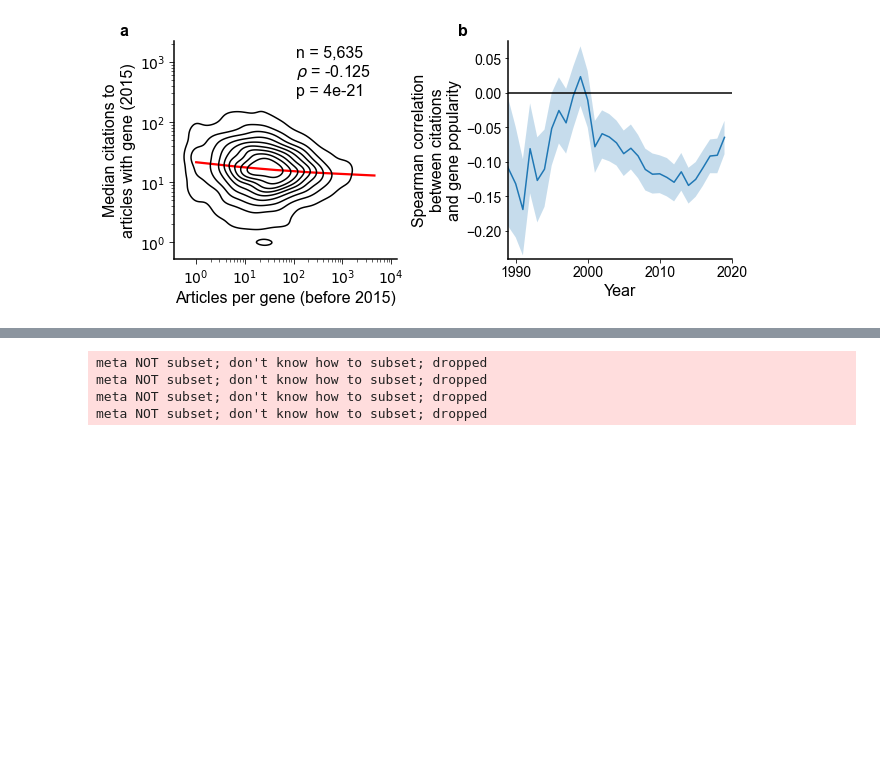
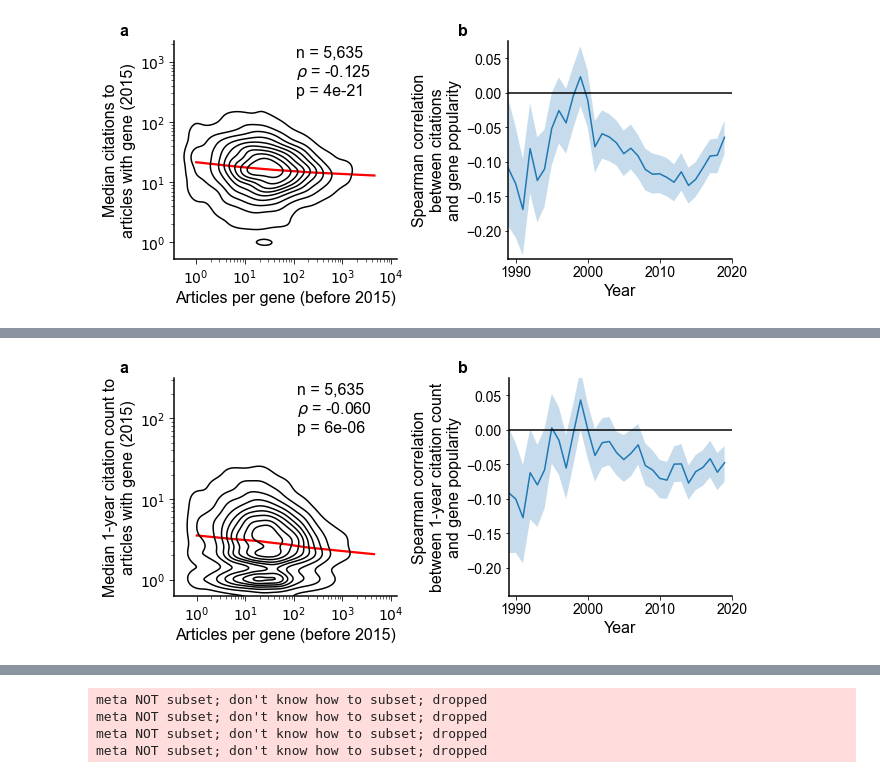
Before and after one commit to amarallab/fmug_analysis, a Jupyter notebook: notebooks/230830_bulk_citations.ipynb, the cells around one changed output, grey strips where cells are left out. Saved outputs shown, nothing was run; the diff lists cells and outputs as text; code cells hidden in the pictures; blank space fills up the shorter version.

Commit message:
1-year citation analysis

```diff
--- a/notebooks/230830_bulk_citations.ipynb
+++ b/notebooks/230830_bulk_citations.ipynb
@@ -233,0 +312,8 @@ meta NOT subset; don't know how to subset; dropped
+# %%
+icite_stats = icite.groupby('referenced').count()['citing'].reset_index()
+icite_stats.columns = ['pubmed_id', 'citation_count']
+# %%
+gene2pubmed_slice = pd.merge(gene2pubmed_slice, icite_stats[icite_stats.columns[icite_stats.columns != 'year']],
+                             how='left', on='pubmed_id')
+# %%
+gene2pubmed_slice = gene2pubmed_slice.fillna(0.0)
@@ -233,0 +365,84 @@ meta NOT subset; don't know how to subset; dropped
+# %%
+tick_array = []
+for mult in [1, 10, 100, 1000]:
+    tick_array = tick_array + list(mult*np.array([1,2,3,4,5,6,7,8,9]))
+tick_array = np.log10(np.array(tick_array))
+# %%
+fig, axes = plt.subplots(nrows=1, ncols=2, figsize=(10,4), gridspec_kw={'wspace':0.5})
+
+# panel a
+ax = axes[0]
+year = 2015
+pub_count = gene2pubmed_slice[gene2pubmed_slice['year'] == year].groupby('gene_ncbi').count()['pubmed_id']
+cite_count = gene2pubmed_slice[gene2pubmed_slice['year'] == year].groupby('gene_ncbi').sum()['citation_count']
+cite_median = gene2pubmed_slice[gene2pubmed_slice['year'] == year].groupby('gene_ncbi').median()['citation_count']\
+
+gene2pubmed_dict = gene2pubmed[(~gene2pubmed['pubmed_id'].isin(large_pubs)) &
+            (gene2pubmed['year'] < year)].value_counts('gene_ncbi').to_dict()
+def gene2pubmed_gene_count(x):
+    ret = gene2pubmed_dict.get(x)
+    if ret:
+        return ret
+    else:
+        return 0
+
+pub_count_previous = np.array([gene2pubmed_gene_count(x) for x in cite_count.index])
+
+sns.regplot(x=np.log10(pub_count_previous), y=np.log10(cite_median), lowess=True,
+            scatter_kws={"color": "k", 's': 0, 'alpha':0.25, 'linewidth':0},
+            line_kws={"color": "red"}, ax=ax)
+sns.kdeplot(np.log10(pub_count_previous),
+            np.log10(cite_median), ax=ax, color='k')
+#ax.axhline(gene2pubmed_slice[gene2pubmed_slice['year'] == year]['citation_count'].median()+1)
+#ax.set_xscale('log')
+#ax.set_yscale('log')
+
+ax.tick_params(labelsize=14)
+ax.set_ylabel('Median 1-year citation count to\narticles with gene (' + str(year) + ')', fontsize=16)
+ax.set_xlabel('Articles per gene (before ' + str(year) + ')', fontsize=16)
+[ax.spines[i].set_linewidth(1.5) for i in ax.spines]
+ax.spines['top'].set_visible(False)
+ax.spines['right'].set_visible(False)
+
+rho, p = scipy.stats.spearmanr(pub_count_previous, cite_median)
+n_genes = len(cite_median)
+
+ax.text(s='n = ' + '{:,}'.format(n_genes) + '\n' + r'$\rho$ = {:.3f}'.format(rho) + '\np = ' + '{:.0e}'.format(p),
+        x=0.55, y=0.75, fontsize=16, backgroundcolor='w', bbox={'alpha':0.9, 'color':'w'}, transform=ax.transAxes)
+ax.xaxis.set_minor_locator(mpl.ticker.FixedLocator(tick_array))
+ax.yaxis.set_minor_locator(mpl.ticker.FixedLocator(tick_array))
+ax.tick_params(axis='both', length=5, which='major')
+ax.tick_params(axis='both', length=3, which='minor')
+ax.yaxis.set_ticks([0,1,2])
+ax.xaxis.set_ticks([0,1,2,3,4])
+ax.set_ylim([-0.2, 2.5])
+ax.yaxis.set_ticklabels([r'$10^0$', r'$10^1$', r'$10^2$'])
+ax.xaxis.set_ticklabels([r'$10^0$', r'$10^1$', r'$10^2$', r'$10^3$', r'$10^4$'])
+
+# panel b
+ax = axes[1]
+ax.plot(year_array, corr_array, linewidth=1.5)
+ax.fill_between(x=year_array,
+                y1=np.percentile(bootstrap_array, 2.5, axis=1),
+                y2=np.percentile(bootstrap_array, 97.5, axis=1), alpha=0.25)
+ax.axhline(0.0, linewidth=1.5, color='k')
+
+ax.tick_params(labelsize=14)
+ax.set_xlabel('Year', fontsize=16)
+ax.set_ylabel('Spearman correlation\nbetween 1-year citation count\nand gene popularity', fontsize=16, rotation=90)
+ax.set_xlim([1989,2020])
+ax.set_yticks(np.arange(-0.5,0.5,0.05))
+ax.set_ylim([-0.24,0.075])
+[ax.spines[i].set_linewidth(1.5) for i in ax.spines]
+ax.spines['top'].set_visible(False)
+ax.spines['right'].set_visible(False)
+
+fig.text(s='a', x=0.05, y=0.9, fontsize=16, weight='bold')
+fig.text(s='b', x=0.52, y=0.9, fontsize=16, weight='bold')
+
+plt.savefig('../img/bulk_citation_fig_1_year.png', dpi=200, bbox_inches='tight')
+plt.savefig('../img/bulk_citation_fig_1_year.pdf', bbox_inches='tight')
+
+export.image('general', p='figures/bulk_citation_fig_1_year_.pdf', date=True)
+export.raster_image('general', p='figures/bulk_citation_fig_1_year_.png', date=True, dpi=600)
+# %% [output]
@@ -234 +453,2 @@ meta NOT subset; don't know how to subset; dropped
+[figure, added]
 # %% [markdown]
```
Also changed, not shown: parts of 14 cells of this notebook, 3 other files.
